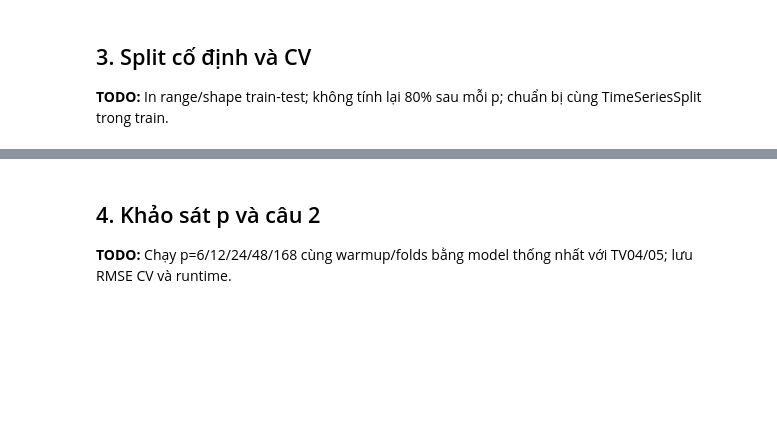
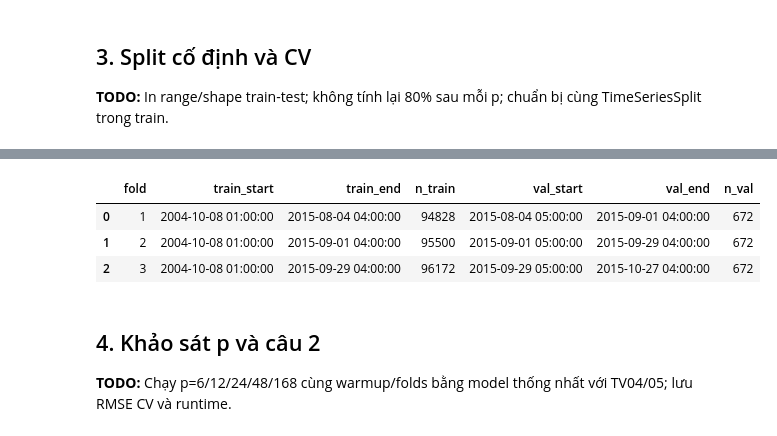
Before and after one commit to thvhieu/Time_series_lab3, a Jupyter notebook: notebooks/02_features_split.ipynb, the cells around one changed output, grey strips where cells are left out. Saved outputs shown, nothing was run; the diff lists cells and outputs as text; code cells hidden in the pictures; blank space fills up the shorter version.

```diff
--- a/notebooks/02_features_split.ipynb
+++ b/notebooks/02_features_split.ipynb
@@ -45,5 +130,37 @@ print({"raw_rows": quality["raw_rows"], "train_rows": len(train),
 
 **TODO:** In range/shape train-test; không tính lại 80% sau mỗi p; chuẩn bị cùng TimeSeriesSplit trong train.
 # %%
-# TODO: viết code tái tạo phần này và lưu output đúng hợp đồng.
-# TODO: bổ sung nhận xét dựa trên kết quả chạy thật.
+# Kiểm tra ranh giới train/test cố định và đồng nhất giữa mọi ứng viên p
+print(f"Mốc chia cố định (test_start): {cfg['test_start']}")
+print(f"Train: {train.index[0]} -> {train.index[-1]} | Số mẫu: {len(train):,}")
+print(f"Test : {test.index[0]} -> {test.index[-1]} | Số mẫu: {len(test):,}")
+assert train.index[-1] < pd.Timestamp(cfg["test_start"]) <= test.index[0]
+
+# Kiểm chứng mọi p trong p_candidates đều giữ nguyên tập timestamp nhờ warmup cố định 168 giờ
+for p_cand in cfg["p_candidates"]:
+    sup_p = make_supervised(frame, p=p_cand, rolling_windows=tuple(cfg["rolling_windows"]), warmup=cfg["warmup_hours"])
+    assert sup_p.index.equals(supervised.index), f"Lệch index tại p={p_cand}"
+
+# In chi tiết 3 folds của TimeSeriesSplit bên trong tập train
+fold_rows = []
+for fold_id, (tr_idx, val_idx) in enumerate(tss.split(X_train), start=1):
+    tr_dates, val_dates = X_train.index[tr_idx], X_train.index[val_idx]
+    assert tr_dates[-1] < val_dates[0] and val_dates[-1] < test.index[0]
+    fold_rows.append({
+        "fold": fold_id,
+        "train_start": str(tr_dates[0]),
+        "train_end": str(tr_dates[-1]),
+        "n_train": len(tr_idx),
+        "val_start": str(val_dates[0]),
+        "val_end": str(val_dates[-1]),
+        "n_val": len(val_idx),
+    })
+
+folds_df = pd.DataFrame(fold_rows)
+display(folds_df)
+
+# Nhận xét:
+# - Ranh giới train/test được khóa tại 2015-10-27 05:00:00 (trước đó là 96,844 mẫu train hợp lệ, từ đó trở đi là 24,257 mẫu test hợp lệ).
+# - Nhờ giữ cố định warmup = 168 giờ cho tất cả giá trị p, mọi cấu hình đều được so sánh trên cùng một tập mốc thời gian.
+# - Cả 3 folds của TimeSeriesSplit (mỗi fold validation dài 672 giờ = 4 tuần) đều nằm hoàn toàn bên trong tập train, không chạm vào tập test.
+# %% [output]
@@ -50,3 +170,7 @@ print({"raw_rows": quality["raw_rows"], "train_rows": len(train),
+|  | fold | train_start | train_end | n_train | val_start | val_end | n_val |
+| 0 | 1 | 2004-10-08 01:00:00 | 2015-08-04 04:00:00 | 94828 | 2015-08-04 05:00:00 | 2015-09-01 04:00:00 | 672 |
+| 1 | 2 | 2004-10-08 01:00:00 | 2015-09-01 04:00:00 | 95500 | 2015-09-01 05:00:00 | 2015-09-29 04:00:00 | 672 |
+| 2 | 3 | 2004-10-08 01:00:00 | 2015-09-29 04:00:00 | 96172 | 2015-09-29 05:00:00 | 2015-10-27 04:00:00 | 672 |
 # %% [markdown]
 ## 4. Khảo sát p và câu 2
 
```
Also changed, not shown: parts of 6 cells of this notebook, 4 other files.
